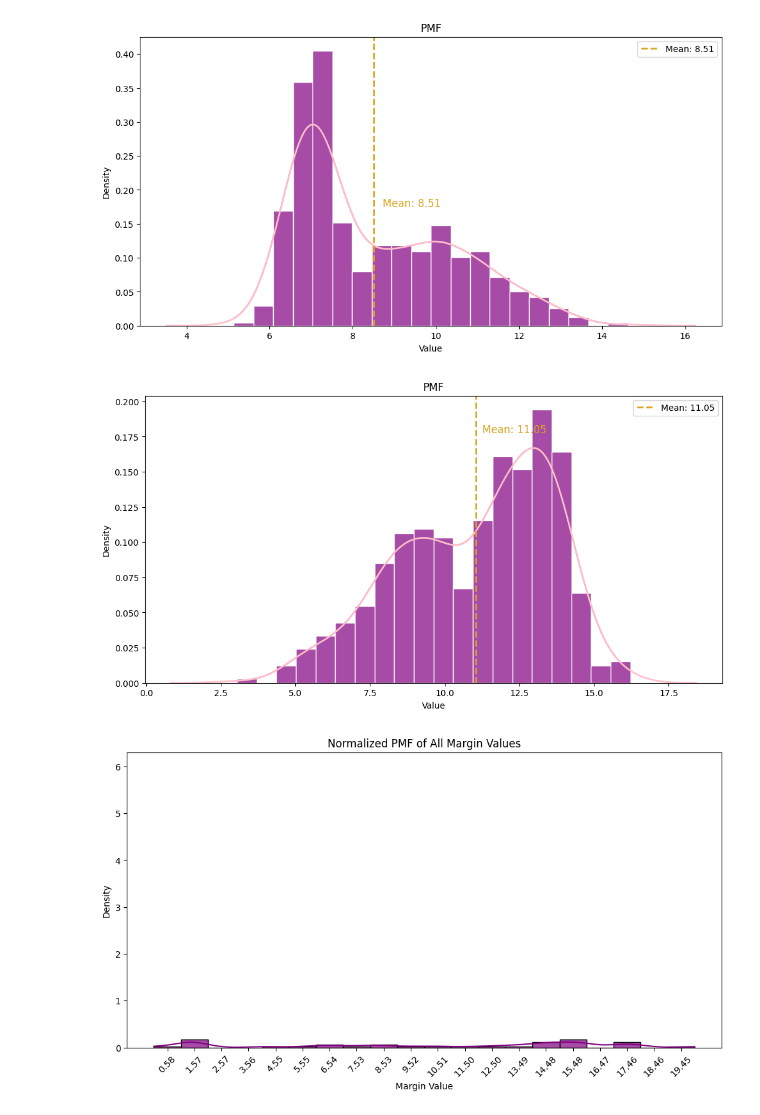
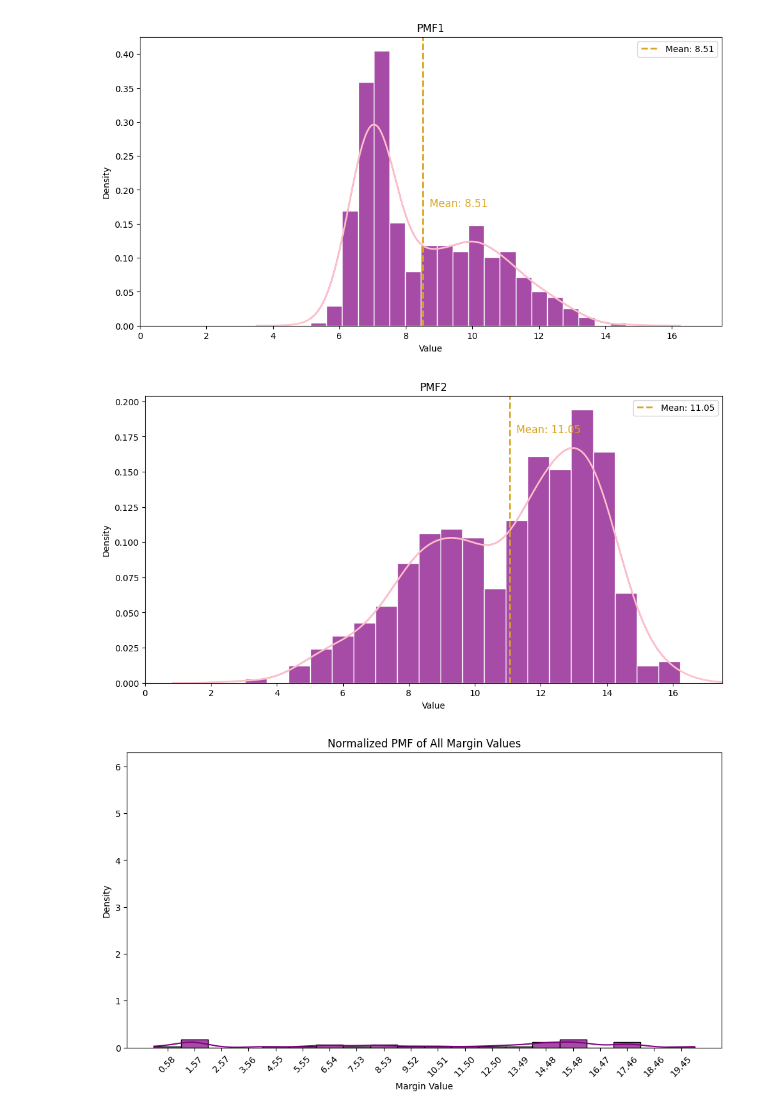
Before and after one commit to JuanmaPT/OODbench, a Jupyter notebook: represent_csv_test.ipynb, the cells around one changed output. Cells and saved outputs as stored; diff of their text form; code cells hidden in the pictures.

```diff
--- a/represent_csv_test.ipynb
+++ b/represent_csv_test.ipynb
@@ -3,38 +3,39 @@ import numpy as np
 import matplotlib.pyplot as plt
 import seaborn as sns
 
 # Set seed for reproducibility
 np.random.seed(42)
 
 # Generate synthetic data
 num_samples = 500
 
 # Gaussian distribution around 7 with a smaller standard deviation
 dist1 = np.random.normal(loc=7, scale=0.5, size=int(num_samples/2))
 
 # Gaussian distribution around 10 with a larger standard deviation
 dist2 = np.random.normal(loc=10, scale=1.5, size=int(num_samples/2))
 
 # Combine the two distributions
-synthetic_data = np.concatenate([dist1, dist2])
+synthetic_data1 = np.concatenate([dist1, dist2])
 
 # Plot the synthetic data
 plt.figure(figsize=(12, 6))
-sns.histplot(synthetic_data, kde=True, stat='density', bins=20, color='purple', alpha=0.7,edgecolor='white')
-sns.kdeplot(synthetic_data, color='pink', linewidth=2)
+sns.histplot(synthetic_data1, kde=True, stat='density', bins=20, color='purple', alpha=0.7,edgecolor='white')
+sns.kdeplot(synthetic_data1, color='pink', linewidth=2)
 
 # Calculate and plot the mean value
-mean_value = np.mean(synthetic_data)
+mean_value = np.mean(synthetic_data1)
 plt.axvline(mean_value, color='goldenrod', linestyle='--', linewidth=2, label=f'Mean: {mean_value:.2f}')
 plt.text(mean_value + 0.2, 0.18, f'Mean: {mean_value:.2f}', color='goldenrod', fontsize=12, va='center')
 
+plt.xlim([0, 17.5])
 plt.title('PMF1')
 plt.xlabel('Value')
 plt.ylabel('Density')
 plt.legend()
 plt.show()
 # %% [output]
-[figure, old version]
+[figure, new version]
 # %%
 import numpy as np
 import matplotlib.pyplot as plt
@@ -53,17 +54,18 @@ dist1 = np.random.normal(loc=9, scale=2, size=int(num_samples/2))
 dist2 = np.random.normal(loc=13, scale=1.2, size=int(num_samples/2))
 
 # Combine the two distributions
-synthetic_data = np.concatenate([dist1, dist2])
+synthetic_data2 = np.concatenate([dist1, dist2])
 
 # Plot the synthetic data
 plt.figure(figsize=(12, 6))
-sns.histplot(synthetic_data, kde=True, stat='density', bins=20, color='purple', alpha=0.7,edgecolor='white')
-sns.kdeplot(synthetic_data, color='pink', linewidth=2)
+sns.histplot(synthetic_data2, kde=True, stat='density', bins=20, color='purple', alpha=0.7,edgecolor='white')
+sns.kdeplot(synthetic_data2, color='pink', linewidth=2)
 
 # Calculate and plot the mean value
-mean_value = np.mean(synthetic_data)
+mean_value = np.mean(synthetic_data2)
 plt.axvline(mean_value, color='goldenrod', linestyle='--', linewidth=2, label=f'Mean: {mean_value:.2f}')
 plt.text(mean_value + 0.2, 0.18, f'Mean: {mean_value:.2f}', color='goldenrod', fontsize=12, va='center')
+plt.xlim([0, 17.5])
 
 plt.title('PMF2')
 plt.xlabel('Value')
@@ -71,7 +73,7 @@ plt.ylabel('Density')
 plt.legend()
 plt.show()
 # %% [output]
-[figure, old version]
+[figure, new version]
 # %%
 import pandas as pd
 import matplotlib.pyplot as plt
```
Also changed, not shown: 3 other files.
